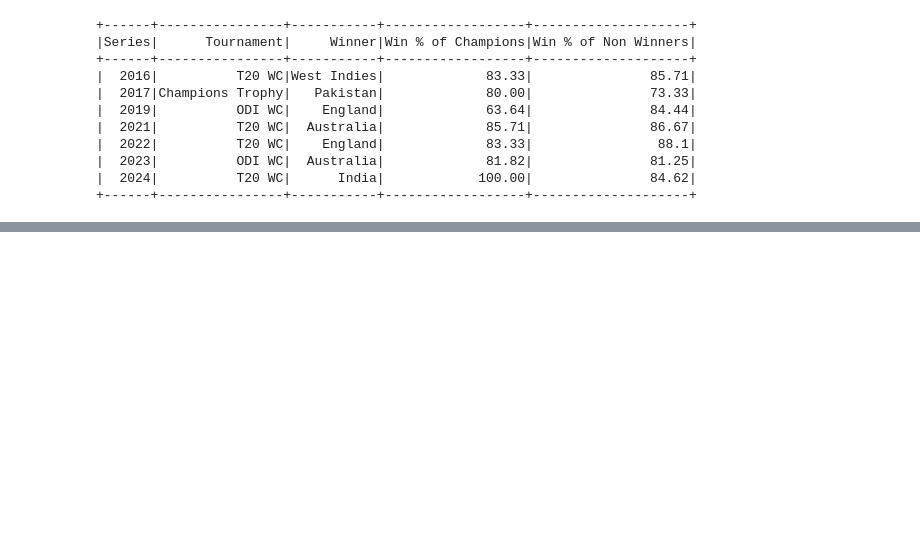
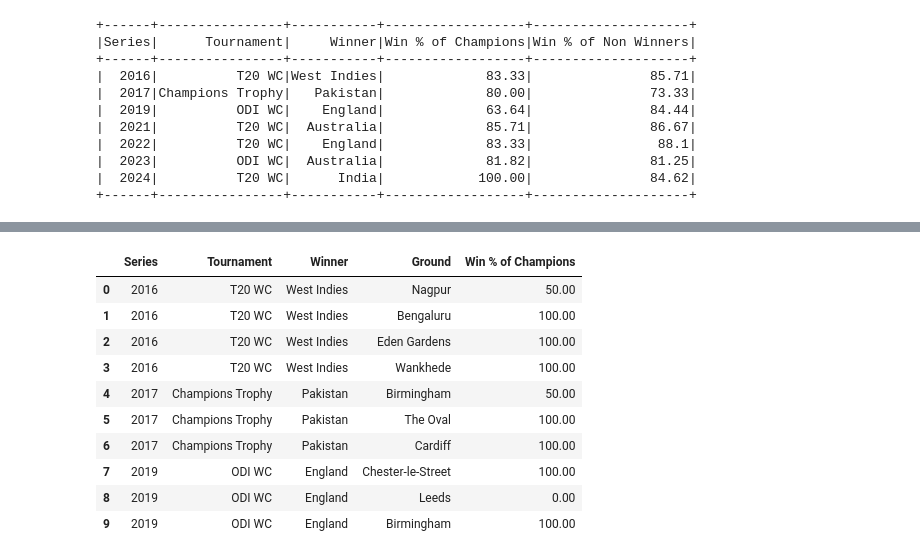
Before and after one commit to aadhityaalagappan/ICC-CT-Analysis, a Jupyter notebook: ICC CT Analysis.ipynb, the cells around one changed output, grey strips where cells are left out. Drawn from its saved outputs; the diff is of its cells as text; code cells hidden in the pictures; blank space fills up the shorter version.

```diff
--- a/ICC CT Analysis.ipynb
+++ b/ICC CT Analysis.ipynb
@@ -1541,3 +1541,37 @@ winners_runs.show(30)
 ss = spark.sql("""DESCRIBE wc_winners""")
 
 ss.show(10)
+# %%
+winners_by_location = spark.sql("""
+                         SELECT
+    wi.Series,
+    wi.Tournament,
+    wi.Winner,
+    w.Ground,
+    -- COUNT(CASE WHEN w.Winner = wi.Winner THEN 1 ELSE NULL END) AS `Matches Won by Winner`,
+    -- COUNT(CASE WHEN w.Winner != wi.Winner THEN 1 ELSE NULL END) AS `Matches Won by Other Teams`,
+    -- COUNT(CASE WHEN w.`Team 1` = wi.Winner OR w.`Team 2` = wi.Winner THEN 1 ELSE NULL END) AS `Matches Played by Winner`,
+    -- COUNT(CASE WHEN w.`Team 1` != wi.Winner OR w.`Team 2` != wi.Winner THEN 1 ELSE NULL END  ) AS `Matches Played by Non
+    -- Winners`,
+     ROUND(
+            COUNT(CASE WHEN w.Winner = wi.Winner THEN 1 ELSE NULL END) * 100.0 /
+            COUNT(CASE WHEN w.`Team 1` = wi.Winner OR w.`Team 2` = wi.Winner THEN 1 ELSE NULL END),
+            2
+        ) AS `Win % of Champions`
+
+FROM
+    wc_winners AS wi
+JOIN
+    wc_match_winners AS w
+ON
+    TRIM(CAST(w.Year_of_Match AS STRING)) = TRIM(CAST(wi.Series AS STRING))
+WHERE
+    w.Year_of_Match > 2015
+GROUP BY
+    wi.Series, wi.Tournament, wi.Winner, w.Ground
+HAVING
+        `Win % of Champions` IS NOT NULL
+ORDER BY
+    wi.Series ASC;
+
+                         """)
@@ -1543,0 +1600,14 @@ ss.show(10)
+# %%
+winners_by_location_pandas.head(10)
+# %% [output]
+|  | Series | Tournament | Winner | Ground | Win % of Champions |
+| 0 | 2016 | T20 WC | West Indies | Nagpur | 50.00 |
+| 1 | 2016 | T20 WC | West Indies | Bengaluru | 100.00 |
+| 2 | 2016 | T20 WC | West Indies | Eden Gardens | 100.00 |
+| 3 | 2016 | T20 WC | West Indies | Wankhede | 100.00 |
+| 4 | 2017 | Champions Trophy | Pakistan | Birmingham | 50.00 |
+| 5 | 2017 | Champions Trophy | Pakistan | The Oval | 100.00 |
+| 6 | 2017 | Champions Trophy | Pakistan | Cardiff | 100.00 |
+| 7 | 2019 | ODI WC | England | Chester-le-Street | 100.00 |
+| 8 | 2019 | ODI WC | England | Leeds | 0.00 |
+| 9 | 2019 | ODI WC | England | Birmingham | 100.00 |
```
Also changed, not shown: parts of 3 cells of this notebook.
